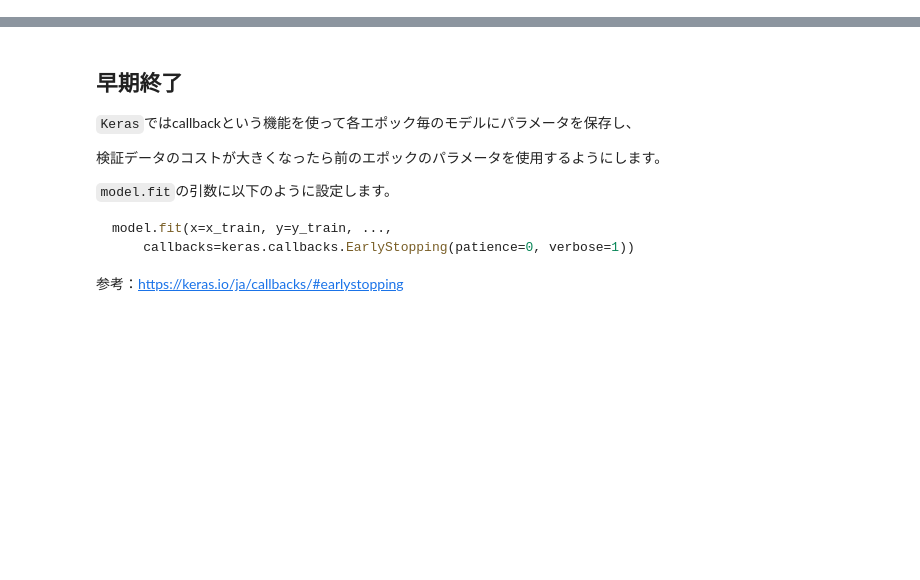
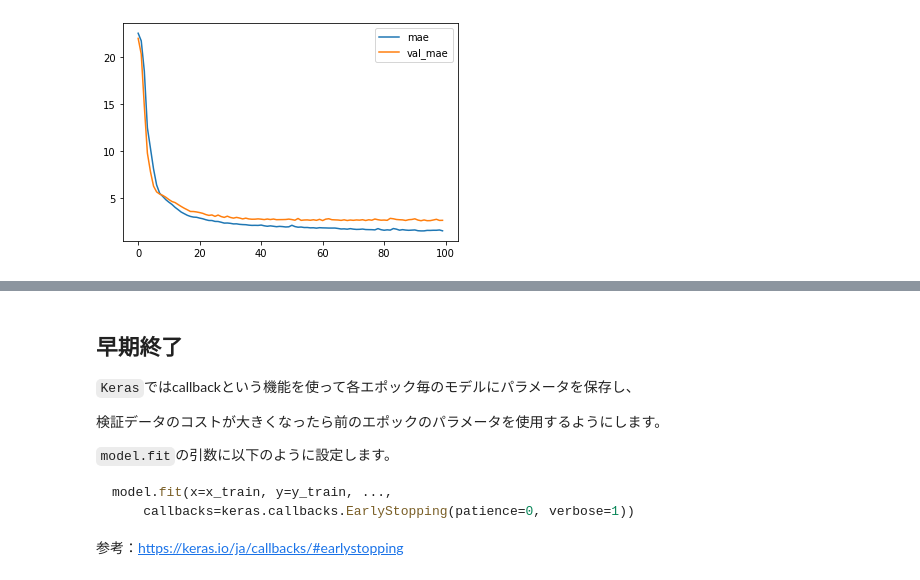
Before and after one commit to Strix9289/Introduction-of-Deep-Learning, a Jupyter notebook: overtraining.ipynb, the cells around one changed output, grey strips where cells are left out. Cells and saved outputs as stored; diff of their text form; code cells hidden in the pictures; blank space fills up the shorter version.

```diff
--- a/overtraining.ipynb
+++ b/overtraining.ipynb
@@ -46,0 +193,4 @@ $$
+# %%
+result_ridge[['mae', 'val_mae']].plot();
+# %% [output]
+[figure, added]
```
Also changed, not shown: parts of 29 cells of this notebook.
